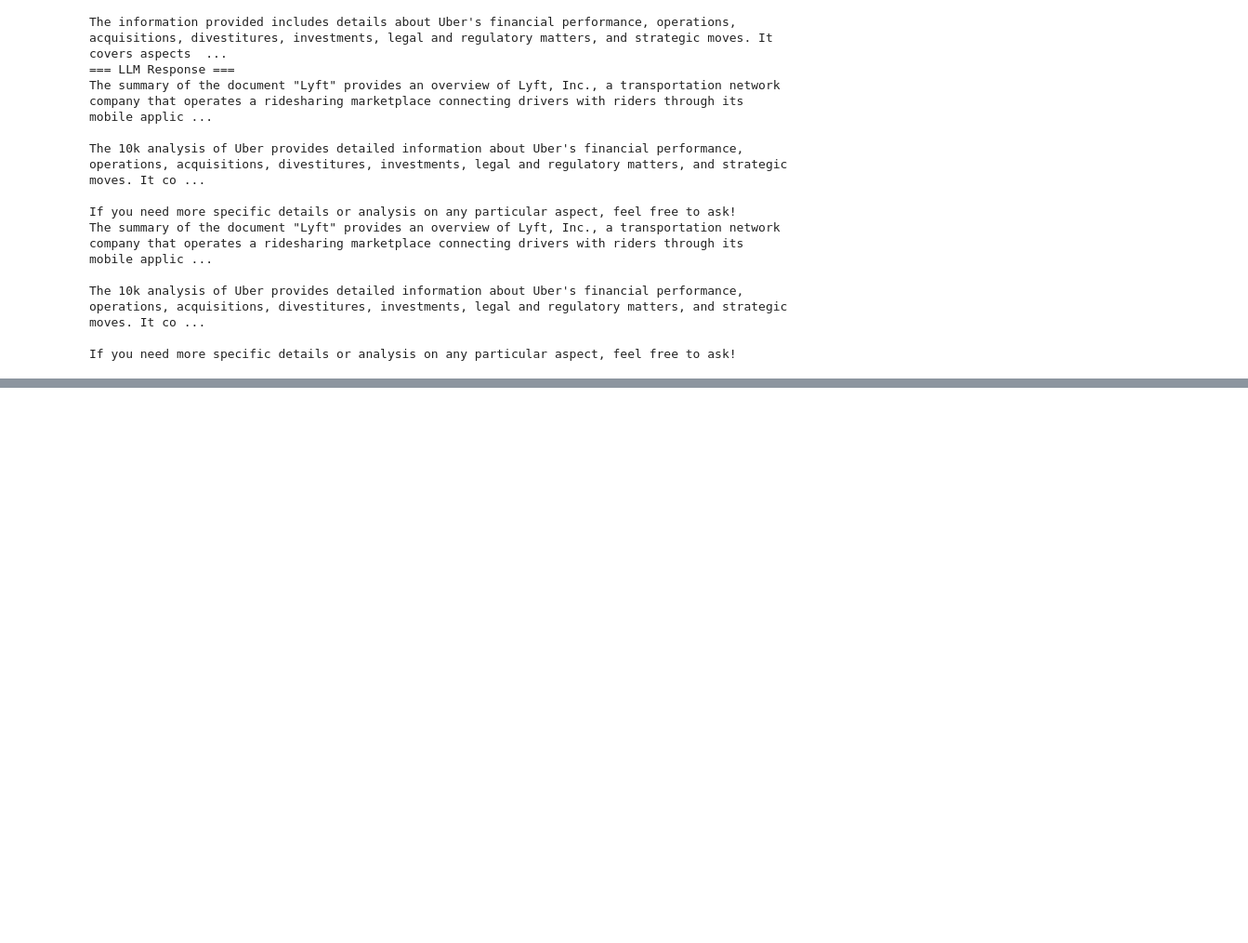
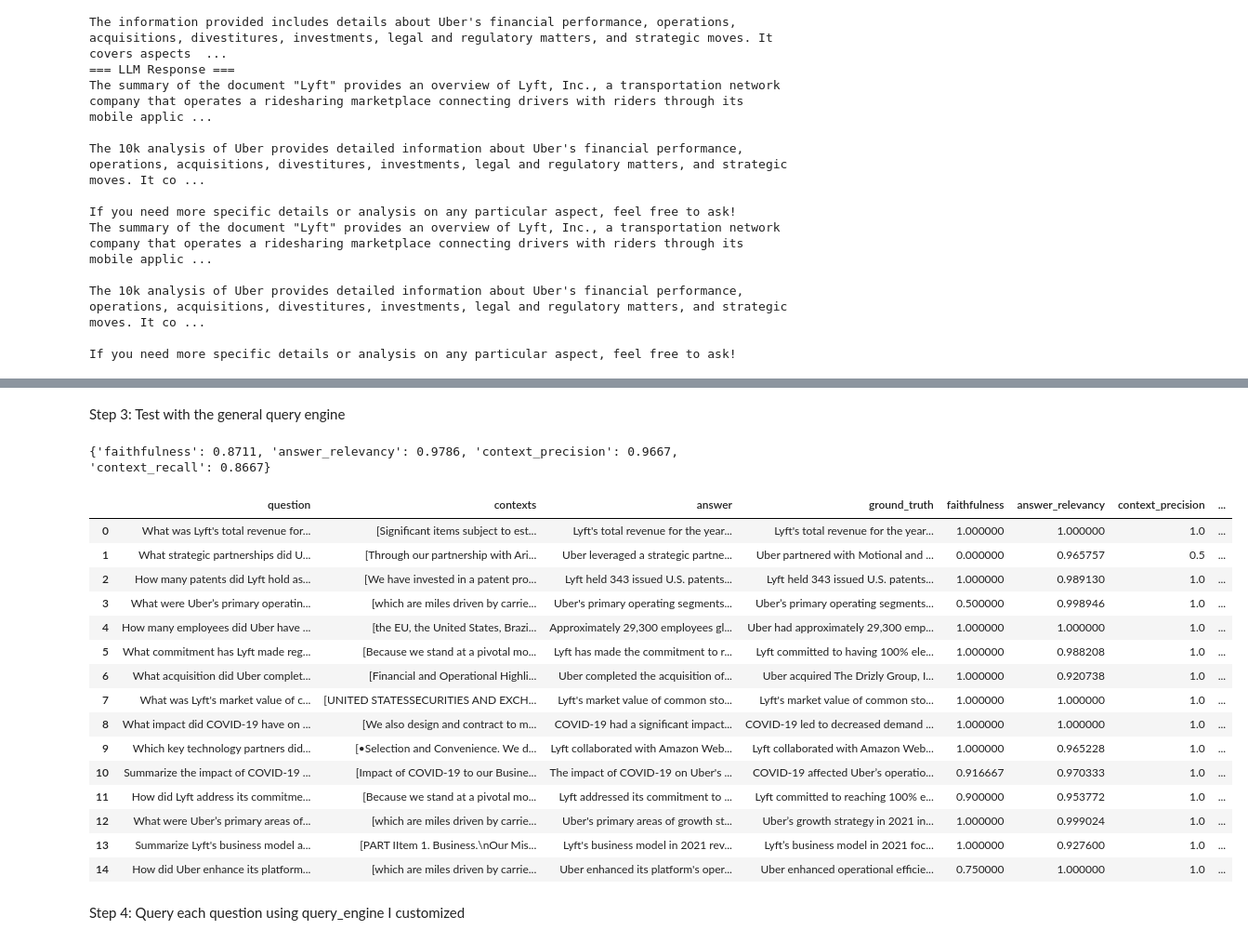
Before and after one commit to NS027/CS7980_Capstone_RBCMuseum, a Jupyter notebook: model/llama_index_model.ipynb, the cells around one changed output, grey strips where cells are left out. Shown: that part at 93% size. Drawn from its saved outputs; the diff is of its cells as text; code cells hidden in the pictures; blank space fills up the shorter version.

Commit message:
using evaluate system

```diff
--- a/model/llama_index_model.ipynb
+++ b/model/llama_index_model.ipynb
@@ -260,0 +417,9 @@ If you need more specific details or analysis on any particular aspect, feel fre
+# %%
+import pandas as pd
+from datasets import Dataset  # Hugging Face Dataset library
+
+testset = Dataset.from_pandas(df)
+# %%
+ds_dict = testset.to_dict()
+# %%
+hf_dataset = Dataset.from_dict(ds_dict)
@@ -260,0 +437,50 @@ If you need more specific details or analysis on any particular aspect, feel fre
+# %% [markdown]
+Step 3: Test with the general query engine
+# %%
+from ragas.metrics import (
+    faithfulness,
+    answer_relevancy,
+    context_precision,
+    context_recall,
+)
+from ragas.integrations.llama_index import evaluate
+
+
+# Initialize evaluator LLM
+evaluator_llm = OpenAI(model="gpt-3.5-turbo")
+
+# Define the metrics for evaluation
+metrics = [faithfulness, answer_relevancy, context_precision, context_recall]
+
+result = evaluate(
+    query_engine=index.as_query_engine(),
+    metrics=metrics,
+    dataset=hf_dataset,
+    llm=evaluator_llm,
+    embeddings=OpenAIEmbedding(),
+)
+# %%
+print(result)
+# %% [output]
+{'faithfulness': 0.8711, 'answer_relevancy': 0.9786, 'context_precision': 0.9667, 'context_recall': 0.8667}
+# %%
+result.to_pandas()
+# %% [output]
+|  | question | contexts | answer | ground_truth | faithfulness | answer_relevancy | context_precision | ... |
+| 0 | What was Lyft's total revenue for... | [Significant items subject to est... | Lyft's total revenue for the year... | Lyft's total revenue for the year... | 1.000000 | 1.000000 | 1.0 | ... |
+| 1 | What strategic partnerships did U... | [Through our partnership with Ari... | Uber leveraged a strategic partne... | Uber partnered with Motional and ... | 0.000000 | 0.965757 | 0.5 | ... |
+| 2 | How many patents did Lyft hold as... | [We have invested in a patent pro... | Lyft held 343 issued U.S. patents... | Lyft held 343 issued U.S. patents... | 1.000000 | 0.989130 | 1.0 | ... |
+| 3 | What were Uber’s primary operatin... | [which are miles driven by carrie... | Uber's primary operating segments... | Uber’s primary operating segments... | 0.500000 | 0.998946 | 1.0 | ... |
+| 4 | How many employees did Uber have ... | [the EU, the United States, Brazi... | Approximately 29,300 employees gl... | Uber had approximately 29,300 emp... | 1.000000 | 1.000000 | 1.0 | ... |
+| 5 | What commitment has Lyft made reg... | [Because we stand at a pivotal mo... | Lyft has made the commitment to r... | Lyft committed to having 100% ele... | 1.000000 | 0.988208 | 1.0 | ... |
+| 6 | What acquisition did Uber complet... | [Financial and Operational Highli... | Uber completed the acquisition of... | Uber acquired The Drizly Group, I... | 1.000000 | 0.920738 | 1.0 | ... |
+| 7 | What was Lyft's market value of c... | [UNITED STATESSECURITIES AND EXCH... | Lyft's market value of common sto... | Lyft's market value of common sto... | 1.000000 | 1.000000 | 1.0 | ... |
+| 8 | What impact did COVID-19 have on ... | [We also design and contract to m... | COVID-19 had a significant impact... | COVID-19 led to decreased demand ... | 1.000000 | 1.000000 | 1.0 | ... |
+| 9 | Which key technology partners did... | [•Selection and Convenience. We d... | Lyft collaborated with Amazon Web... | Lyft collaborated with Amazon Web... | 1.000000 | 0.965228 | 1.0 | ... |
+| 10 | Summarize the impact of COVID-19 ... | [Impact of COVID-19 to our Busine... | The impact of COVID-19 on Uber's ... | COVID-19 affected Uber’s operatio... | 0.916667 | 0.970333 | 1.0 | ... |
+| 11 | How did Lyft address its commitme... | [Because we stand at a pivotal mo... | Lyft addressed its commitment to ... | Lyft committed to reaching 100% e... | 0.900000 | 0.953772 | 1.0 | ... |
+| 12 | What were Uber’s primary areas of... | [which are miles driven by carrie... | Uber's primary areas of growth st... | Uber’s growth strategy in 2021 in... | 1.000000 | 0.999024 | 1.0 | ... |
+| 13 | Summarize Lyft's business model a... | [PART IItem 1. Business.\nOur Mis... | Lyft's business model in 2021 rev... | Lyft’s business model in 2021 foc... | 1.000000 | 0.927600 | 1.0 | ... |
+| 14 | How did Uber enhance its platform... | [which are miles driven by carrie... | Uber enhanced its platform's oper... | Uber enhanced operational efficie... | 0.750000 | 1.000000 | 1.0 | ... |
+# %% [markdown]
+Step 4: Query each question using query_engine I customized
```
Also changed, not shown: parts of 52 cells of this notebook, 5 other files.
